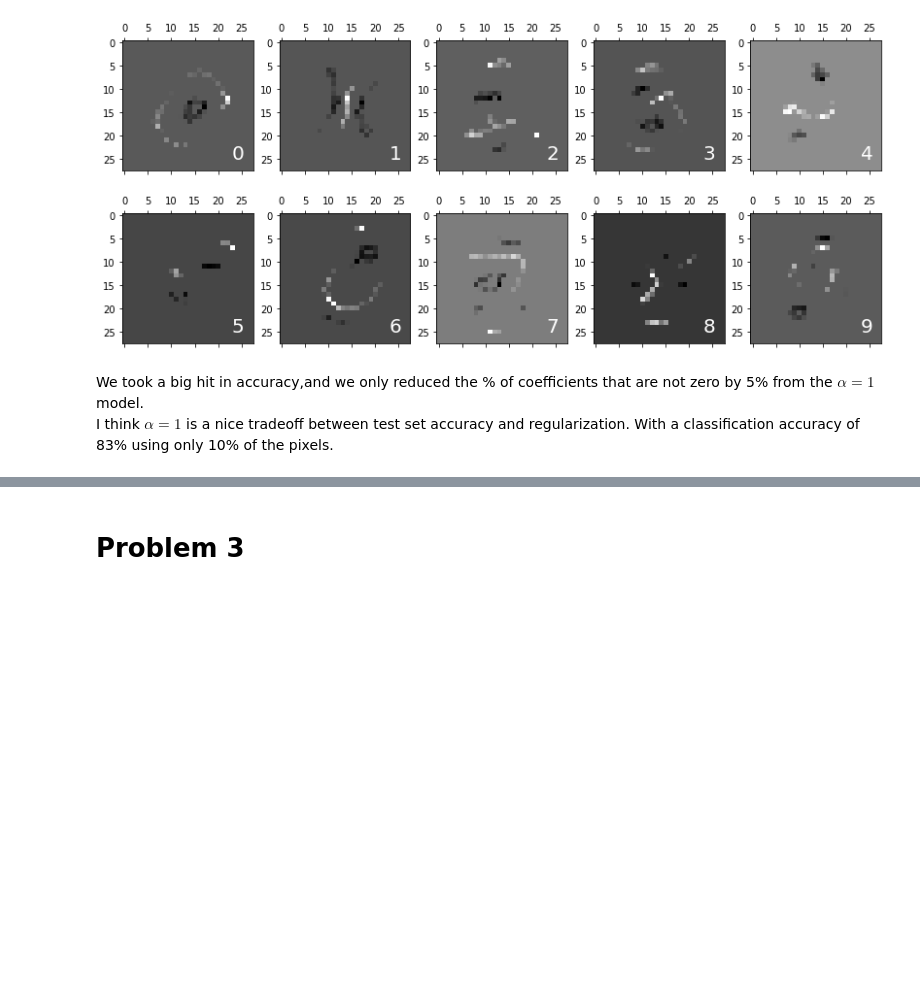
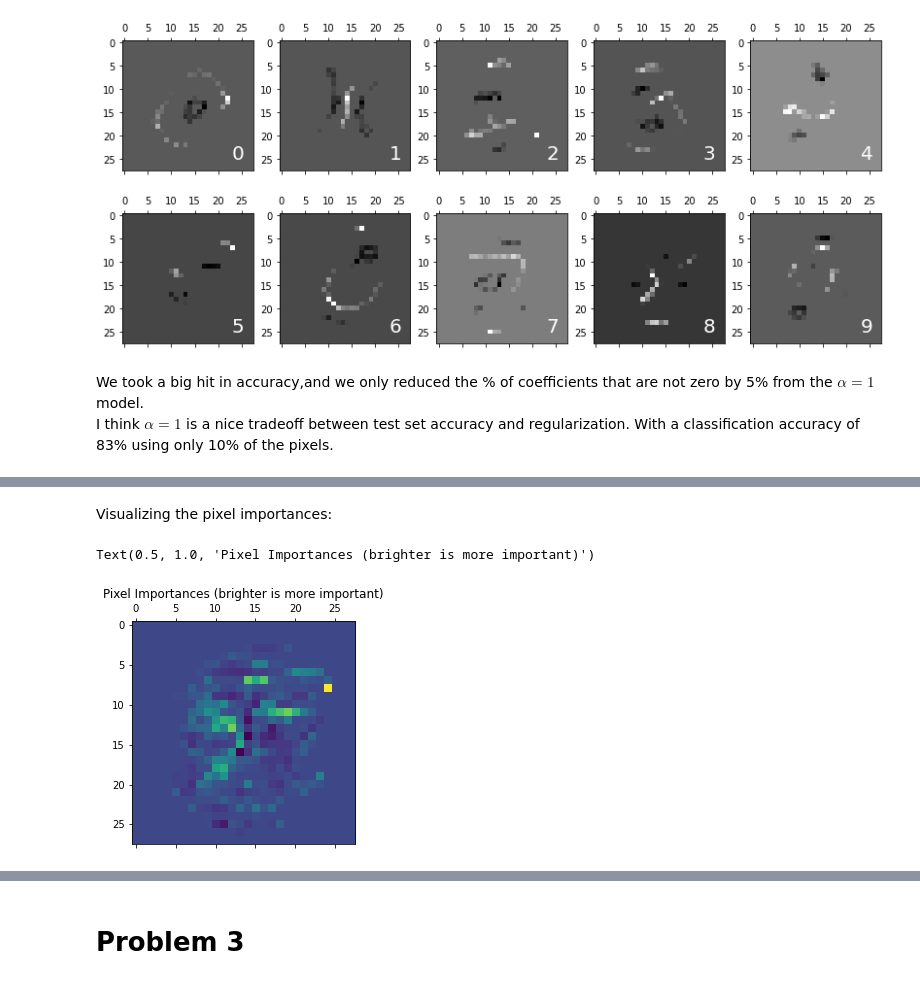
Before and after one commit to busbykt/AMATH584, a Jupyter notebook: Homework/hw6/hw6.ipynb, the cells around one changed output, grey strips where cells are left out. Saved outputs shown, nothing was run; the diff lists cells and outputs as text; code cells hidden in the pictures; blank space fills up the shorter version.

```diff
--- a/Homework/hw6/hw6.ipynb
+++ b/Homework/hw6/hw6.ipynb
@@ -291,0 +302,15 @@ PUT RANK OF PIXELS HERE!!
+# %%
+result = permutation_importance(lr_a1,
+                                X_train,
+                                y_train,
+                                scoring=my_scorer,
+                                n_repeats=5,
+                                n_jobs=6)
+# %% [markdown]
+Visualizing the pixel importances:
+# %%
+plt.matshow(result.importances_mean.reshape(28,28))
+plt.title('Pixel Importances (brighter is more important)')
+# %% [output]
+Text(0.5, 1.0, 'Pixel Importances (brighter is more important)')
+[figure, added]
```
Also changed, not shown: parts of 39 cells of this notebook.
